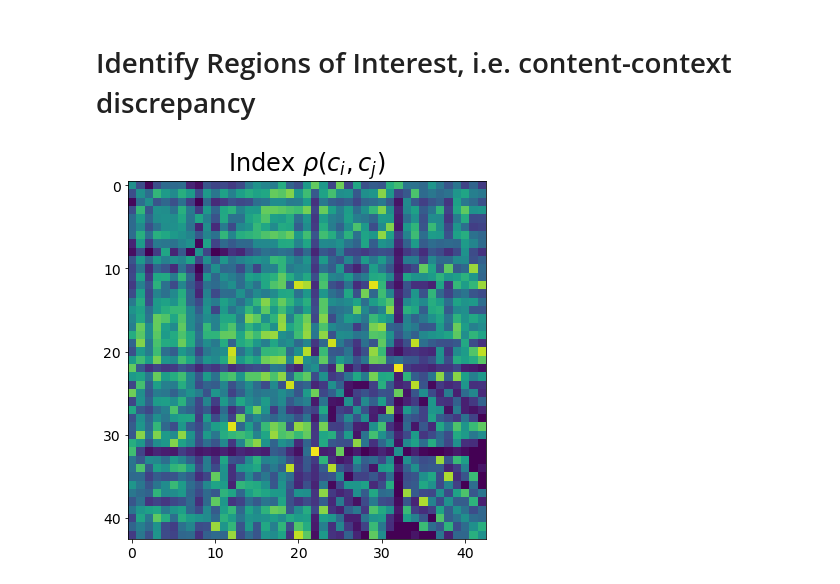
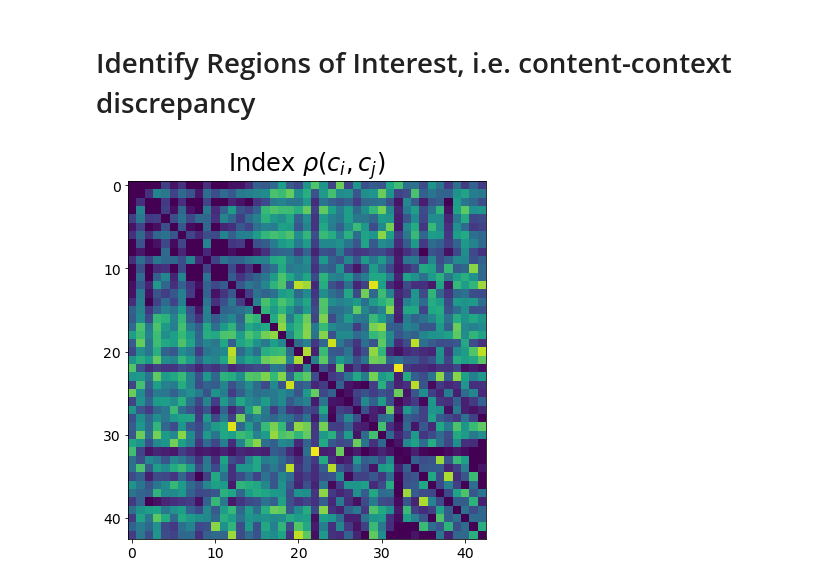
Before and after one commit to HarlinLee/cogsci-missed-connections, a Jupyter notebook: content_context_comparison.ipynb, the cells around one changed output. Drawn from its saved outputs; the diff is of its cells as text; code cells hidden in the pictures.

```diff
--- a/content_context_comparison.ipynb
+++ b/content_context_comparison.ipynb
@@ -147,15 +170,15 @@ plt.show()
 # %% [markdown]
 # Identify Regions of Interest, i.e. content-context discrepancy
 # %%
-diff_index = dot_topics-0.5*dot_journal
+diff_index = dot_topics-dot_journal
 
 plt.figure(figsize=(8,6))
 plt.imshow(diff_index, vmin=0, vmax=1)
 plt.tick_params(labelsize=14)
 plt.yticks(range(0,len(dot_topics), 10))
 plt.title(r'Index $\rho(c_i, c_j)$', fontsize=24)
 plt.tight_layout()
 plt.savefig(DRIVE_PATH+'/'+'diff_index.pdf',bbox_inches='tight')
 plt.show()
 # %% [output]
-[figure, old version]
+[figure, new version]
```
Also changed, not shown: parts of 10 cells of this notebook.
